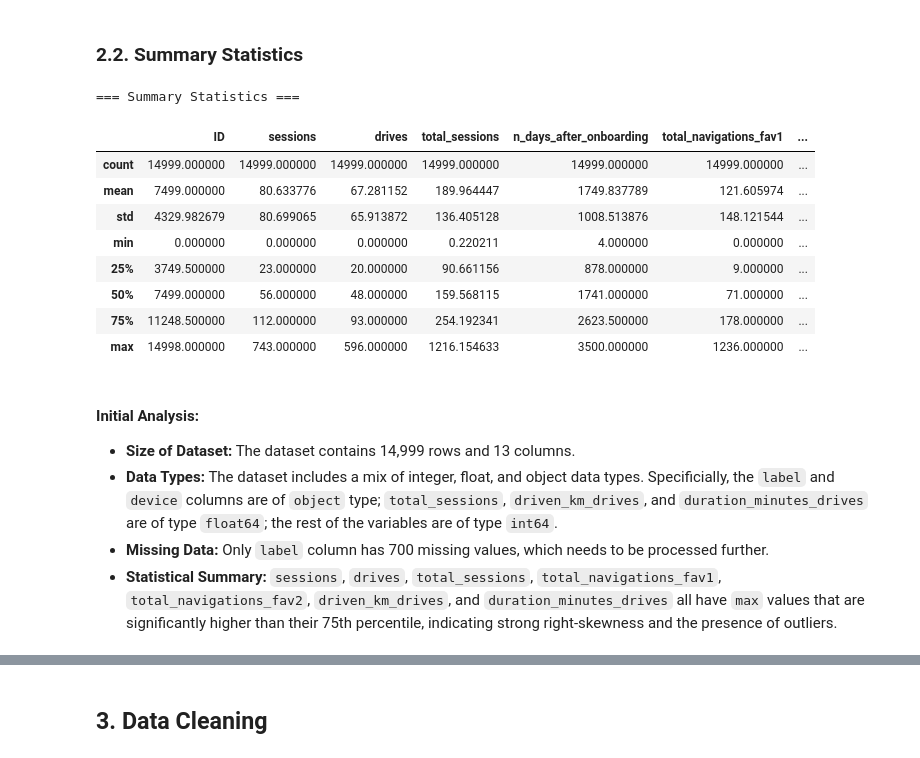
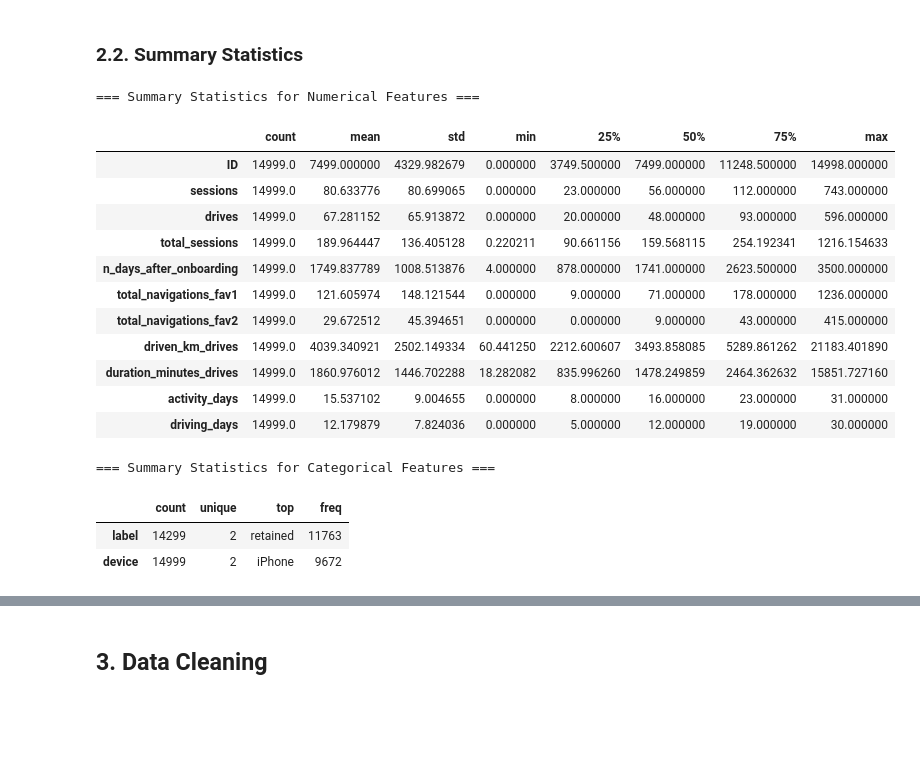
Before and after one commit to padauu/waze-user-churn-prediction, a Jupyter notebook: notebooks/01_data_cleaning_eda.ipynb, the cells around one changed output, grey strips where cells are left out. Cells and saved outputs as stored; diff of their text form; code cells hidden in the pictures; blank space fills up the shorter version.

Commit message:
update notebook 01_data_cleaning_eda.ipynb

```diff
--- a/notebooks/01_data_cleaning_eda.ipynb
+++ b/notebooks/01_data_cleaning_eda.ipynb
@@ -28,0 +33,9 @@ df = pd.read_csv("../data/raw/waze_dataset.csv")
+# %%
+# load the raw dataset
+raw_path = "../data/raw/waze_dataset.csv"
+df = pd.read_csv(raw_path)
+
+# create output directory if it does not exist
+os.makedirs("../data/processed", exist_ok=True)
+
+print(f"Dataset loaded successfully from: {raw_path}")
@@ -89,23 +104,27 @@ memory usage: 1.5+ MB
 ### 2.2. Summary Statistics
 # %%
 # get summary statistics for numerical columns
-print("\n=== Summary Statistics ===")
-df.describe()
+print("\n=== Summary Statistics for Numerical Features ===")
+display(df.describe().T)
+
+# summary for categorical columns
+print("\n=== Summary Statistics for Categorical Features ===")
+display(df.describe(include="object").T)
 # %% [output]
-=== Summary Statistics ===
+=== Summary Statistics for Numerical Features ===
-|  | ID | sessions | drives | total_sessions | n_days_after_onboarding | total_navigations_fav1 | ... |
-| count | 14999.000000 | 14999.000000 | 14999.000000 | 14999.000000 | 14999.000000 | 14999.000000 | ... |
-| mean | 7499.000000 | 80.633776 | 67.281152 | 189.964447 | 1749.837789 | 121.605974 | ... |
-| std | 4329.982679 | 80.699065 | 65.913872 | 136.405128 | 1008.513876 | 148.121544 | ... |
-| min | 0.000000 | 0.000000 | 0.000000 | 0.220211 | 4.000000 | 0.000000 | ... |
-| 25% | 3749.500000 | 23.000000 | 20.000000 | 90.661156 | 878.000000 | 9.000000 | ... |
-| 50% | 7499.000000 | 56.000000 | 48.000000 | 159.568115 | 1741.000000 | 71.000000 | ... |
-| 75% | 11248.500000 | 112.000000 | 93.000000 | 254.192341 | 2623.500000 | 178.000000 | ... |
-| max | 14998.000000 | 743.000000 | 596.000000 | 1216.154633 | 3500.000000 | 1236.000000 | ... |
+|  | count | mean | std | min | 25% | 50% | 75% | max |
+| ID | 14999.0 | 7499.000000 | 4329.982679 | 0.000000 | 3749.500000 | 7499.000000 | 11248.500000 | 14998.000000 |
+| sessions | 14999.0 | 80.633776 | 80.699065 | 0.000000 | 23.000000 | 56.000000 | 112.000000 | 743.000000 |
+| drives | 14999.0 | 67.281152 | 65.913872 | 0.000000 | 20.000000 | 48.000000 | 93.000000 | 596.000000 |
+| total_sessions | 14999.0 | 189.964447 | 136.405128 | 0.220211 | 90.661156 | 159.568115 | 254.192341 | 1216.154633 |
+| n_days_after_onboarding | 14999.0 | 1749.837789 | 1008.513876 | 4.000000 | 878.000000 | 1741.000000 | 2623.500000 | 3500.000000 |
+| total_navigations_fav1 | 14999.0 | 121.605974 | 148.121544 | 0.000000 | 9.000000 | 71.000000 | 178.000000 | 1236.000000 |
+| total_navigations_fav2 | 14999.0 | 29.672512 | 45.394651 | 0.000000 | 0.000000 | 9.000000 | 43.000000 | 415.000000 |
+| driven_km_drives | 14999.0 | 4039.340921 | 2502.149334 | 60.441250 | 2212.600607 | 3493.858085 | 5289.861262 | 21183.401890 |
+| duration_minutes_drives | 14999.0 | 1860.976012 | 1446.702288 | 18.282082 | 835.996260 | 1478.249859 | 2464.362632 | 15851.727160 |
+| activity_days | 14999.0 | 15.537102 | 9.004655 | 0.000000 | 8.000000 | 16.000000 | 23.000000 | 31.000000 |
+| driving_days | 14999.0 | 12.179879 | 7.824036 | 0.000000 | 5.000000 | 12.000000 | 19.000000 | 30.000000 |
+=== Summary Statistics for Categorical Features ===
+|  | count | unique | top | freq |
+| label | 14299 | 2 | retained | 11763 |
+| device | 14999 | 2 | iPhone | 9672 |
-# %% [markdown]
-#### **Initial Analysis:**
-
-- **Size of Dataset:** The dataset contains 14,999 rows and 13 columns.
-- **Data Types:** The dataset includes a mix of integer, float, and object data types. Specificially, the `label` and `device` columns are of `object` type; `total_sessions`, `driven_km_drives`, and `duration_minutes_drives` are of type `float64`; the rest of the variables are of type `int64`.
-- **Missing Data:** Only `label` column has 700 missing values, which needs to be processed further.
-- **Statistical Summary:** `sessions`, `drives`, `total_sessions`, `total_navigations_fav1`, `total_navigations_fav2`, `driven_km_drives`, and `duration_minutes_drives` all have `max` values that are significantly higher than their 75th percentile, indicating strong right-skewness and the presence of outliers.
```
Also changed, not shown: parts of 142 cells of this notebook.
